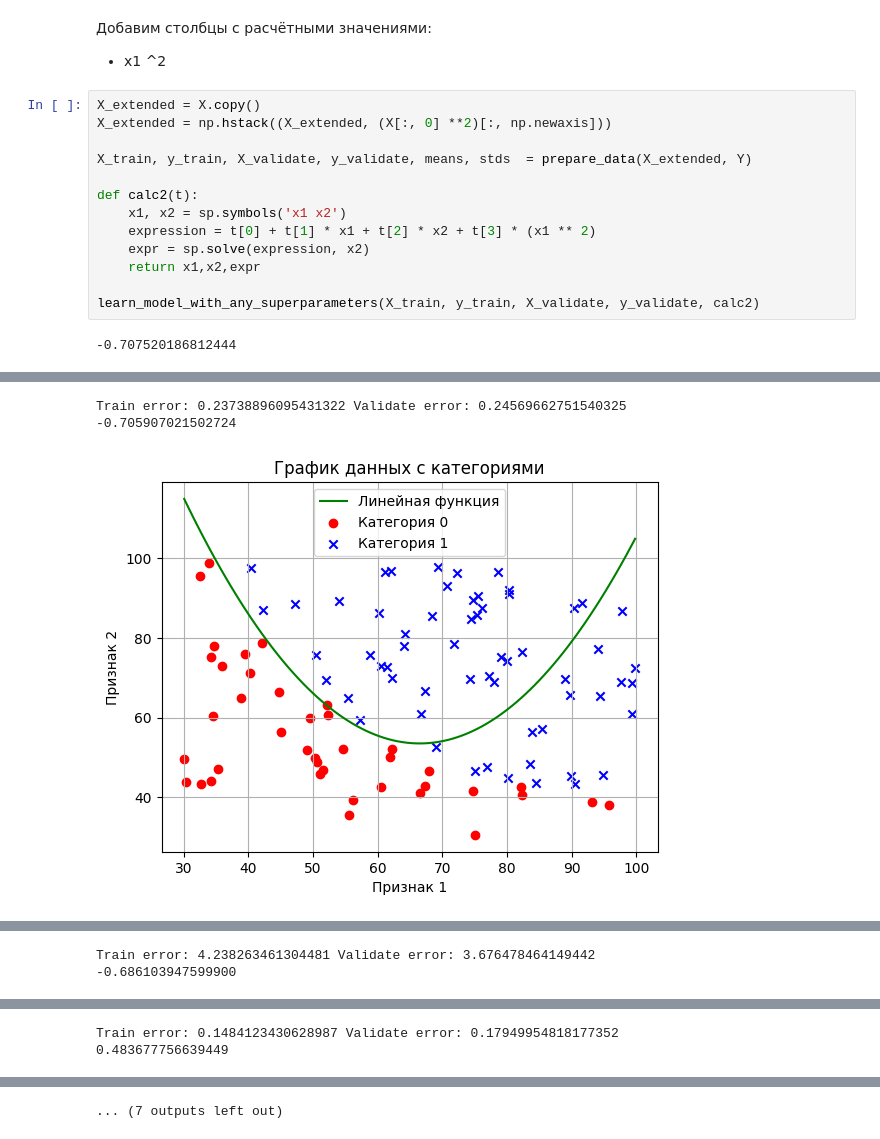
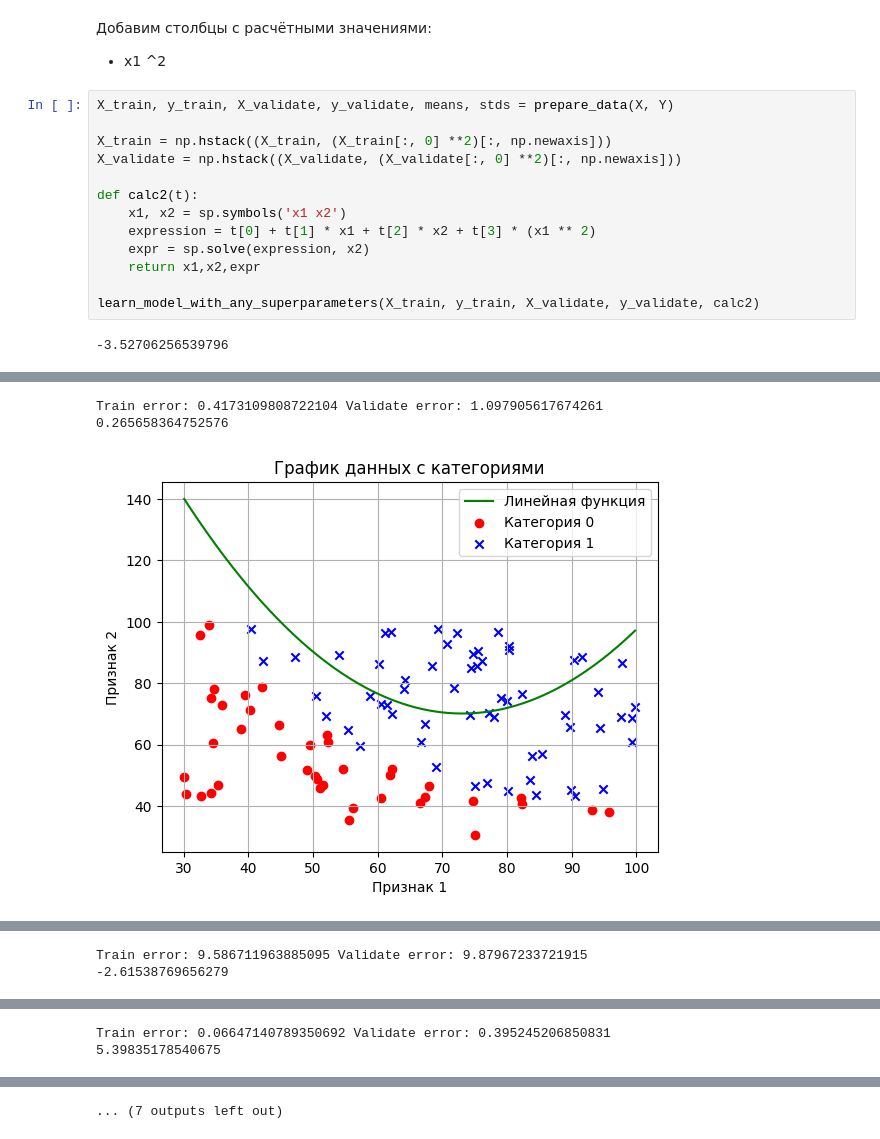
Before and after one commit to IlyaKolomoytsev/ai-lab3, a Jupyter notebook: main.ipynb, the cells around one changed output, grey strips where cells are left out. Saved outputs shown, nothing was run; the diff lists cells and outputs as text.

```diff
--- a/main.ipynb
+++ b/main.ipynb
@@ -223,10 +223,10 @@ Train error: 0.06837546249215407 Validate error: 0.3840981421001407
 Добавим столбцы с расчётными значениями:
 * x1 ^2
 # %%
-X_extended = X.copy()
-X_extended = np.hstack((X_extended, (X[:, 0] **2)[:, np.newaxis]))
+X_train, y_train, X_validate, y_validate, means, stds = prepare_data(X, Y)
 
-X_train, y_train, X_validate, y_validate, means, stds  = prepare_data(X_extended, Y)
+X_train = np.hstack((X_train, (X_train[:, 0] **2)[:, np.newaxis]))
+X_validate = np.hstack((X_validate, (X_validate[:, 0] **2)[:, np.newaxis]))
 
 def calc2(t):
     x1, x2 = sp.symbols('x1 x2')
@@ -236,4 +236,4 @@ def calc2(t):
 
 learn_model_with_any_superparameters(X_train, y_train, X_validate, y_validate, calc2)
 # %% [output]
--0.707520186812444
+-3.52706256539796
@@ -242,3 +242,3 @@ learn_model_with_any_superparameters(X_train, y_train, X_validate, y_validate, c
-Train error: 0.23738896095431322 Validate error: 0.24569662751540325
--0.705907021502724
+Train error: 0.4173109808722104 Validate error: 1.097905617674261
+0.265658364752576
-[figure, old version]
+[figure, new version]
@@ -246,2 +246,2 @@ Train error: 0.23738896095431322 Validate error: 0.24569662751540325
-Train error: 4.238263461304481 Validate error: 3.676478464149442
--0.686103947599900
+Train error: 9.586711963885095 Validate error: 9.87967233721915
+-2.61538769656279
@@ -250,2 +250,2 @@ Train error: 4.238263461304481 Validate error: 3.676478464149442
-Train error: 0.1484123430628987 Validate error: 0.17949954818177352
-0.483677756639449
+Train error: 0.06647140789350692 Validate error: 0.395245206850831
+5.39835178540675
```
Also changed, not shown: parts of 1 cell of this notebook.
